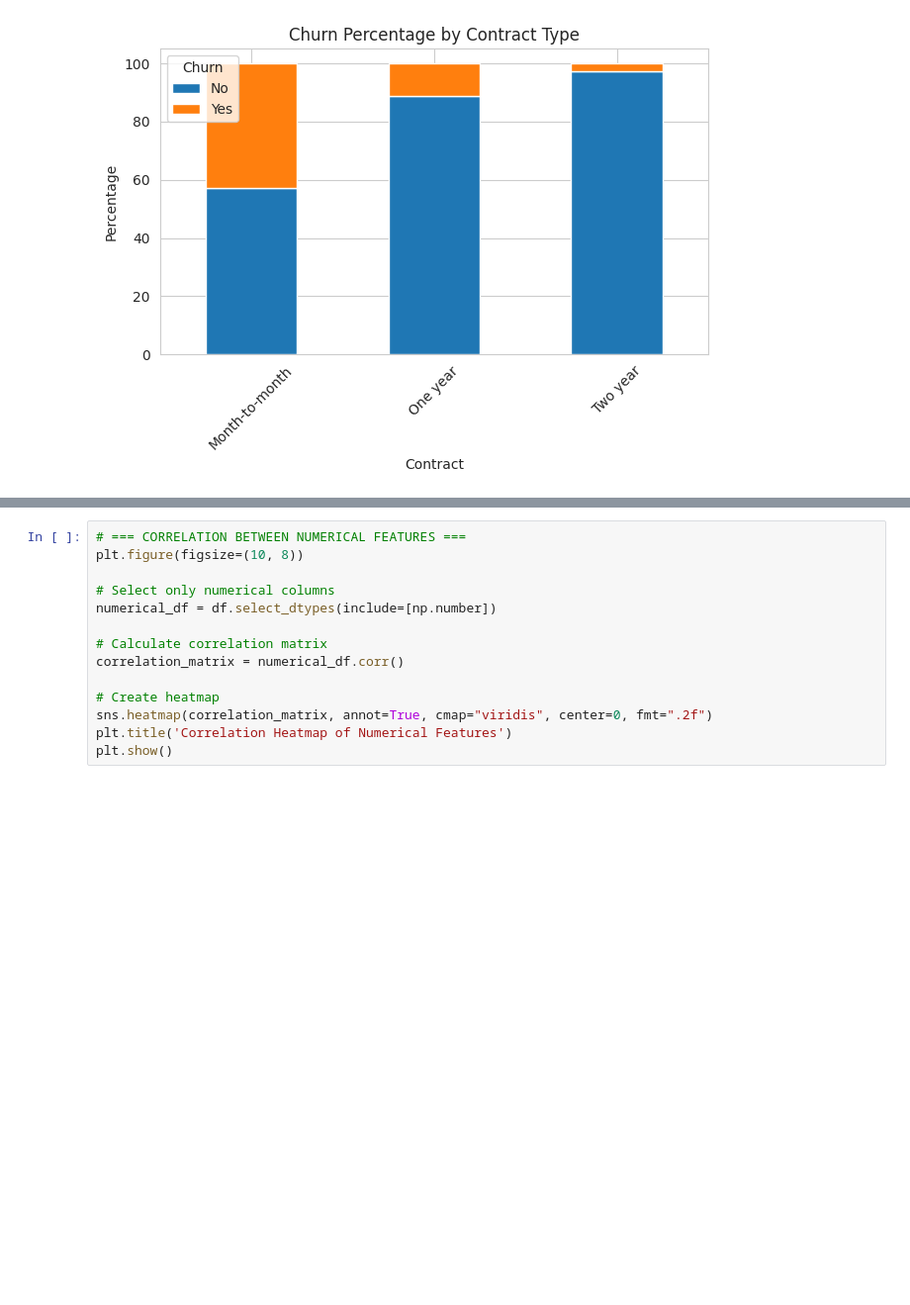
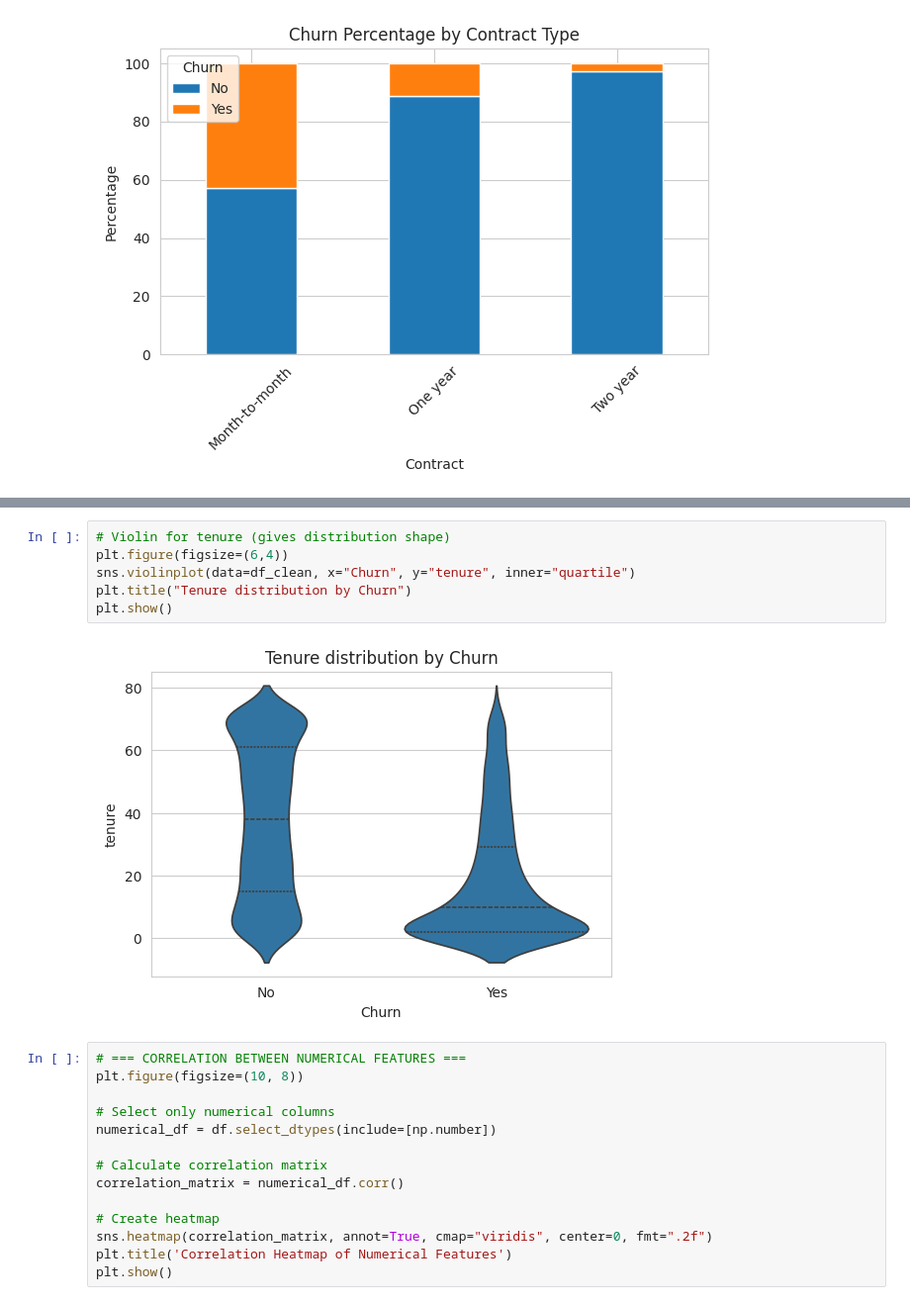
Before and after one commit to sanulisiya/Telco-churn-prediction20231263, a Jupyter notebook: Machine_Learning_Coursework.ipynb, the cells around one changed output, grey strips where cells are left out. Shown at 99% size. Drawn from its saved outputs; the diff is of its cells as text; blank space fills up the shorter version.

```diff
--- a/Machine_Learning_Coursework.ipynb
+++ b/Machine_Learning_Coursework.ipynb
@@ -541,3 +639,11 @@ plt.show()
+# %%
+# Violin for tenure (gives distribution shape)
+plt.figure(figsize=(6,4))
+sns.violinplot(data=df_clean, x="Churn", y="tenure", inner="quartile")
+plt.title("Tenure distribution by Churn")
+plt.show()
+# %% [output]
+[figure, added]
 # %%
 # === CORRELATION BETWEEN NUMERICAL FEATURES ===
 plt.figure(figsize=(10, 8))
```
Also changed, not shown: parts of 19 cells of this notebook.
